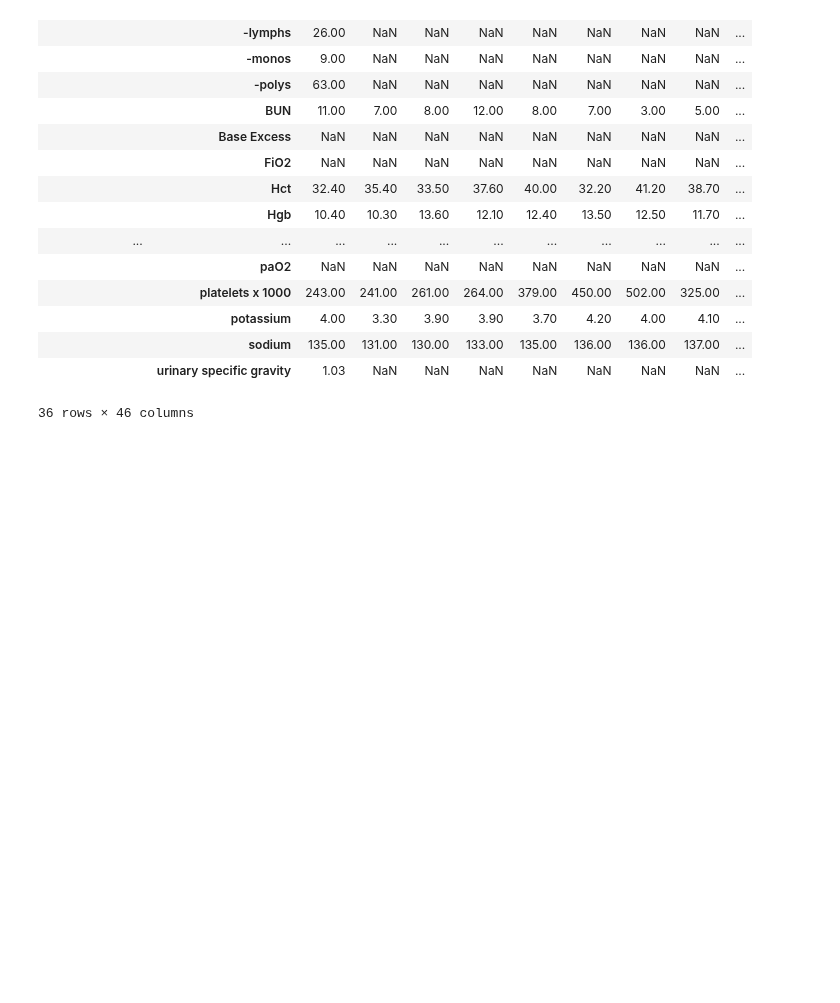
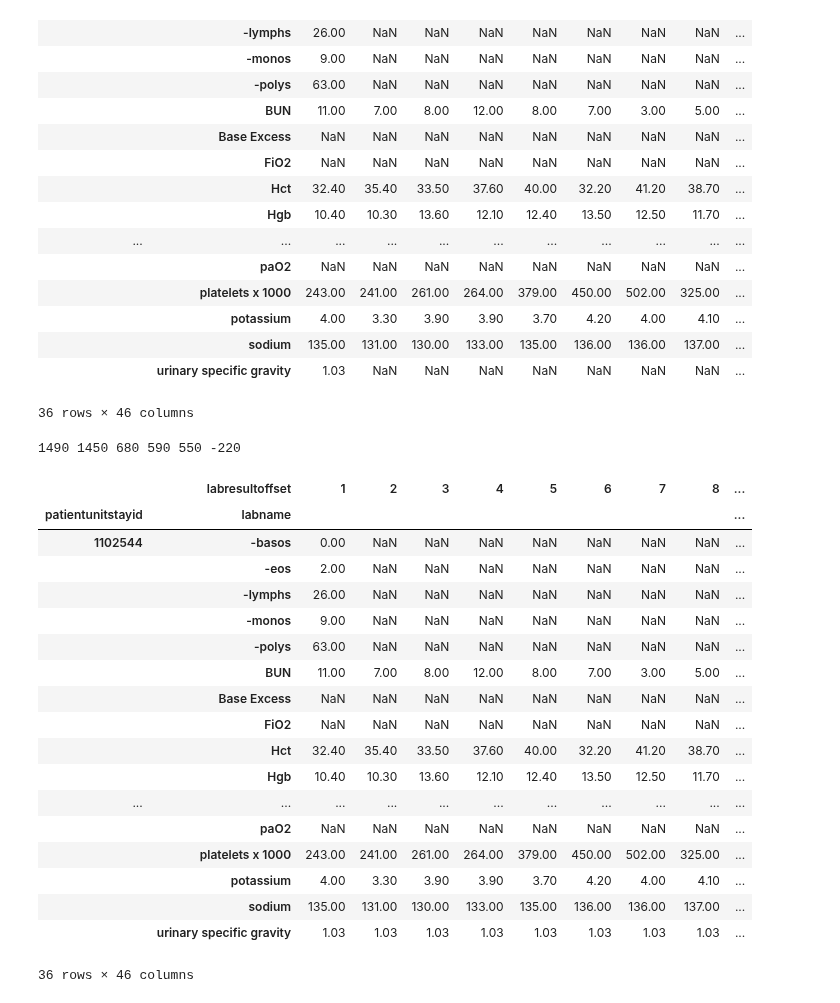
Before and after one commit to Tonry12/Data_joyx2, a Jupyter notebook: Sepsis_eICU_DATA.ipynb, the cells around one changed output. Cells and saved outputs as stored; diff of their text form; code cells hidden in the pictures; blank space fills up the shorter version.

Commit message:
fill na

```diff
--- a/Sepsis_eICU_DATA.ipynb
+++ b/Sepsis_eICU_DATA.ipynb
@@ -634,3 +634,13 @@ pivoted_paid_1102544
 |  | sodium | 135.00 | 131.00 | 130.00 | 133.00 | 135.00 | 136.00 | 136.00 | 137.00 | ... |
 |  | urinary specific gravity | 1.03 | NaN | NaN | NaN | NaN | NaN | NaN | NaN | ... |
 36 rows × 46 columns
+# %%
+c = (900+810) - (170+50)
+d =  (900+770) - (170+50)
+e = 900 - (170+50)
+f = 810 - (170+50)
+g = 770 - (170+50)
+h = 0 - (170+50)
+print(c,d,e,f,g,h)
+# %% [output]
+1490 1450 680 590 550 -220
@@ -636,0 +650,45 @@ pivoted_paid_1102544
+# %%
+# Function to forward-fill and fill mean conditionally
+def conditional_fill(df):
+    for col in df.columns[1:]:
+        prev_col = df[col].shift(1)
+        threshold_60 = prev_col * 0.6
+
+        # Condition for forward-fill
+        condition_ffill = df[col].isna() & (prev_col < threshold_60)
+        # Condition for fill mean
+        condition_mean = df[col].isna() & (prev_col >= threshold_60)
+
+        # Forward-fill based on the condition
+        df.loc[condition_ffill, col] = df.loc[condition_ffill].ffill(axis=1)
+
+        # Fill mean based on the condition
+        row_means = df.mean(axis=1)
+        df.loc[condition_mean, col] = df.loc[condition_mean].apply(lambda row: row_means[row.name], axis=1)
+
+    return df
+
+# Apply the conditional forward-fill and mean fill
+pivoted_paid_1102544_filled = conditional_fill(pivoted_paid_1102544)
+# %%
+pivoted_paid_1102544_filled
+# %% [output]
+|  | labresultoffset | 1 | 2 | 3 | 4 | 5 | 6 | 7 | 8 | ... |
+| patientunitstayid | labname |  |  |  |  |  |  |  |  | ... |
+| 1102544 | -basos | 0.00 | NaN | NaN | NaN | NaN | NaN | NaN | NaN | ... |
+|  | -eos | 2.00 | NaN | NaN | NaN | NaN | NaN | NaN | NaN | ... |
+|  | -lymphs | 26.00 | NaN | NaN | NaN | NaN | NaN | NaN | NaN | ... |
+|  | -monos | 9.00 | NaN | NaN | NaN | NaN | NaN | NaN | NaN | ... |
+|  | -polys | 63.00 | NaN | NaN | NaN | NaN | NaN | NaN | NaN | ... |
+|  | BUN | 11.00 | 7.00 | 8.00 | 12.00 | 8.00 | 7.00 | 3.00 | 5.00 | ... |
+|  | Base Excess | NaN | NaN | NaN | NaN | NaN | NaN | NaN | NaN | ... |
+|  | FiO2 | NaN | NaN | NaN | NaN | NaN | NaN | NaN | NaN | ... |
+|  | Hct | 32.40 | 35.40 | 33.50 | 37.60 | 40.00 | 32.20 | 41.20 | 38.70 | ... |
+|  | Hgb | 10.40 | 10.30 | 13.60 | 12.10 | 12.40 | 13.50 | 12.50 | 11.70 | ... |
+| ... | ... | ... | ... | ... | ... | ... | ... | ... | ... | ... |
+|  | paO2 | NaN | NaN | NaN | NaN | NaN | NaN | NaN | NaN | ... |
+|  | platelets x 1000 | 243.00 | 241.00 | 261.00 | 264.00 | 379.00 | 450.00 | 502.00 | 325.00 | ... |
+|  | potassium | 4.00 | 3.30 | 3.90 | 3.90 | 3.70 | 4.20 | 4.00 | 4.10 | ... |
+|  | sodium | 135.00 | 131.00 | 130.00 | 133.00 | 135.00 | 136.00 | 136.00 | 137.00 | ... |
+|  | urinary specific gravity | 1.03 | 1.03 | 1.03 | 1.03 | 1.03 | 1.03 | 1.03 | 1.03 | ... |
+36 rows × 46 columns
```
Also changed, not shown: parts of 2 cells of this notebook.
